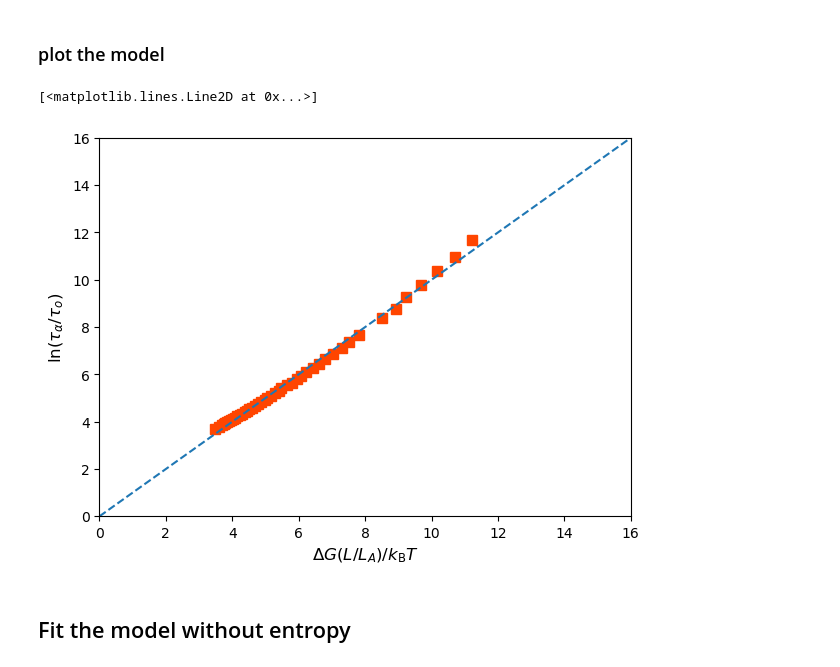
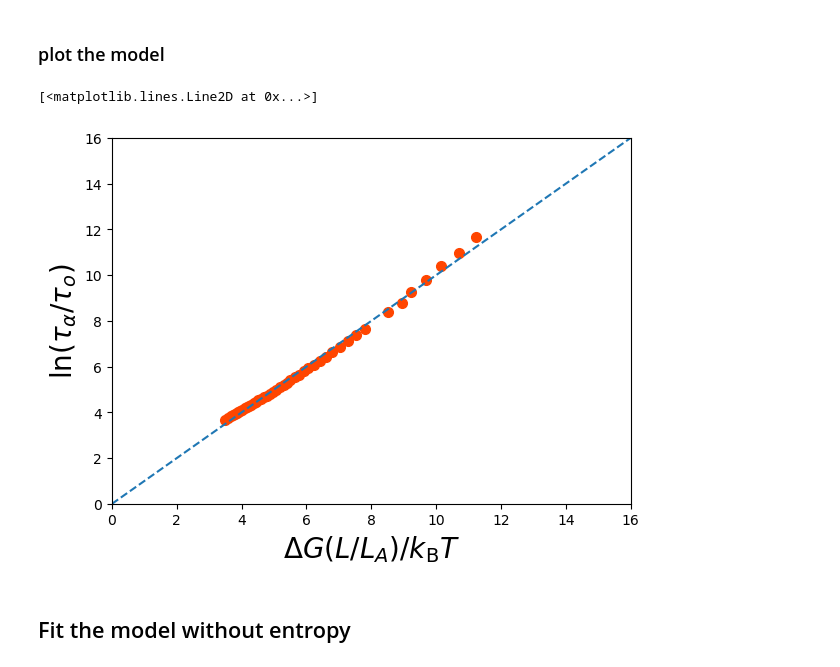
Before and after one commit to Qilu-Yuan/Stringlike-cooperative-motion, a Jupyter notebook: String_model_fit/String_model.ipynb, the cells around one changed output. Drawn from its saved outputs; the diff is of its cells as text; code cells hidden in the pictures.

```diff
--- a/String_model_fit/String_model.ipynb
+++ b/String_model_fit/String_model.ipynb
@@ -57,22 +57,22 @@ Y = np.log(Tau/Tauo)
 # %%
 import matplotlib.pyplot as plt
 
 cm = plt.get_cmap('rainbow')
 
 fig, ((ax1)) = plt.subplots(1, 1, figsize=(6, 4.4), constrained_layout=True)
 
 ax1.set_xlim(0, 16)
 ax1.set_ylim(0,16)
 ax1.plot(X, Y, 'o', color='orangered', markersize=7)
-ax1.set_xlabel(r'$\Delta G(L/L_A)/k_{\mathrm{B}}T$', fontsize=12)
-ax1.set_ylabel(r'$\ln(\tau_{\alpha}/\tau_o)$', fontsize=12)
+ax1.set_xlabel(r'$\Delta G(L/L_A)/k_{\mathrm{B}}T$', fontsize=20)
+ax1.set_ylabel(r'$\ln(\tau_{\alpha}/\tau_o)$', fontsize=20)
 
 x = np.linspace(0, 16, 100)
 y = x
 ax1.plot(x, y, '--', linewidth=1.5)
 # %% [output]
 [<matplotlib.lines.Line2D at 0x...>]
-[figure, old version]
+[figure, new version]
 # %% [markdown]
 ## Fit the model without entropy
 # %%
```
Also changed, not shown: parts of 1 cell of this notebook.
